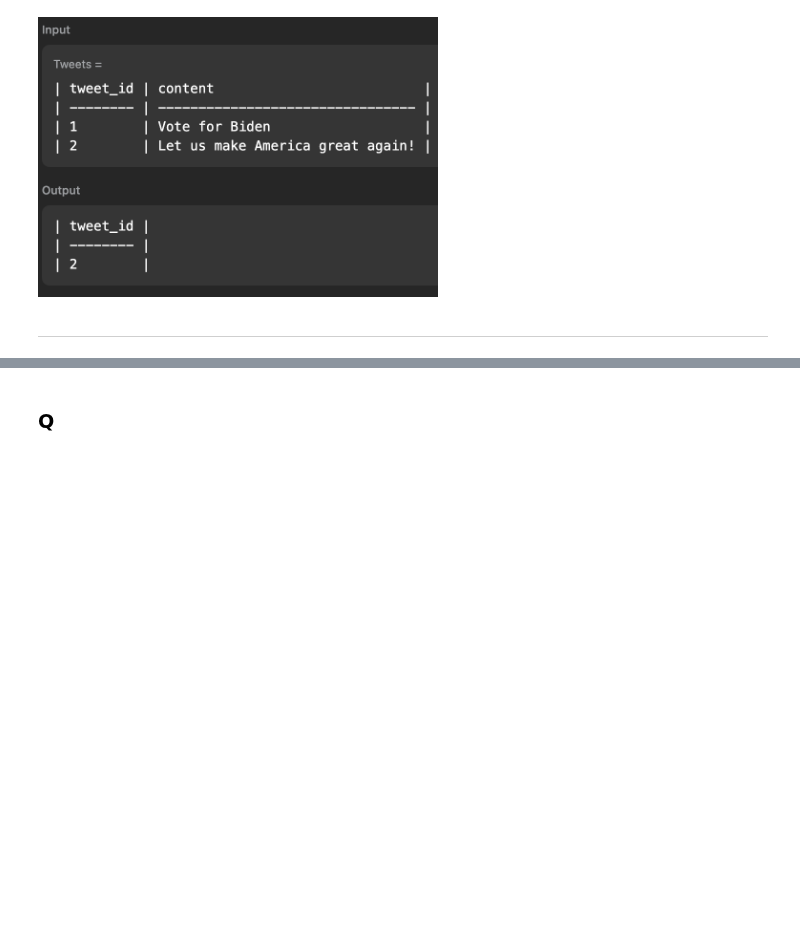
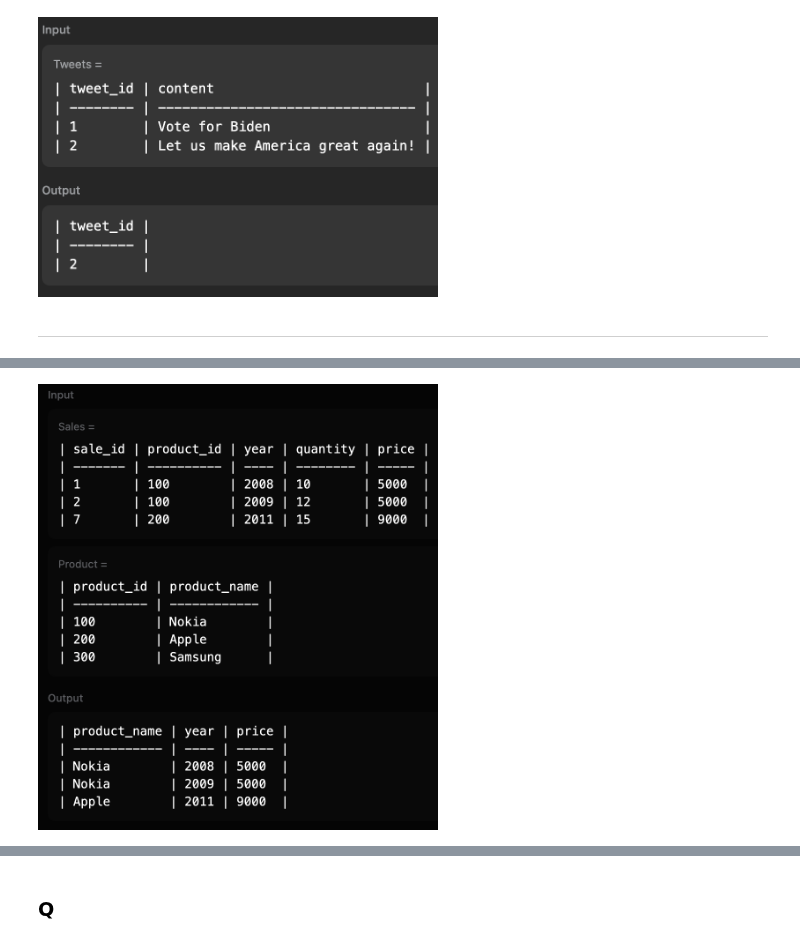
Before and after one commit to A-C-Sai/working-with-data, a Jupyter notebook: interview-prep/leetcode/sql.ipynb, the cells around one changed output, grey strips where cells are left out. Cells and saved outputs as stored; diff of their text form; code cells hidden in the pictures; blank space fills up the shorter version.

```diff
--- a/interview-prep/leetcode/sql.ipynb
+++ b/interview-prep/leetcode/sql.ipynb
@@ -121,0 +165,4 @@ Image(filename="./resources/1683.png", width = 400)
+# %%
+Image(filename="./resources/1068.png", width = 400)
+# %% [output]
+[figure, added]
```
Also changed, not shown: parts of 24 cells of this notebook, 4 other files.
